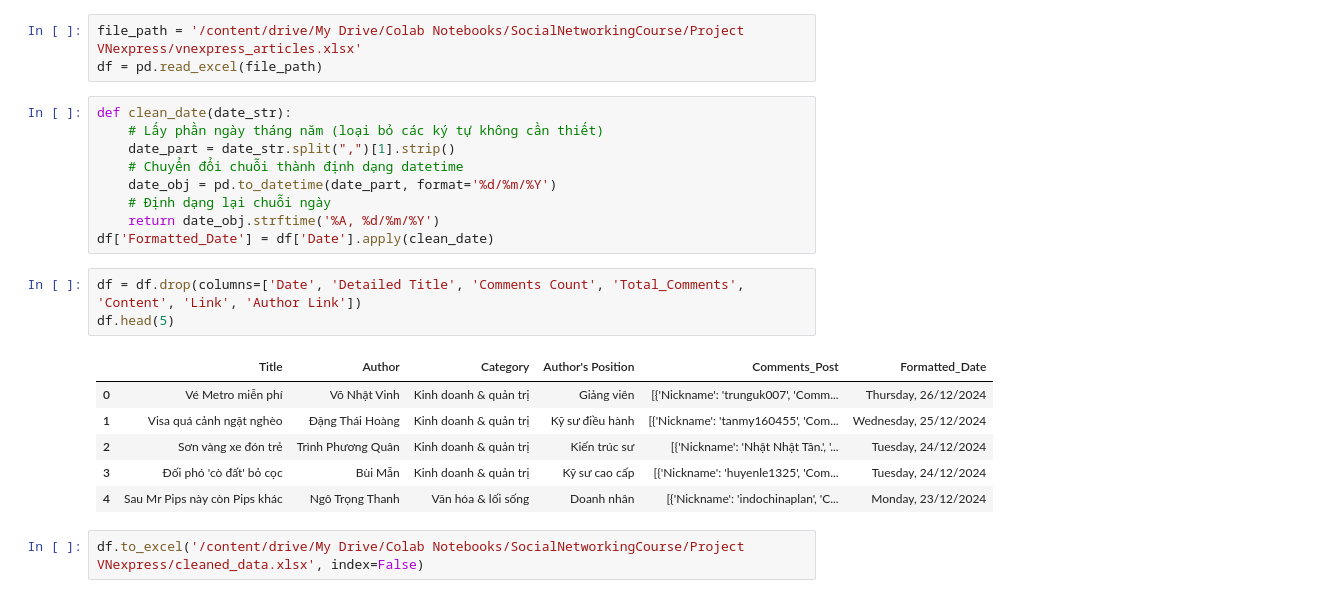
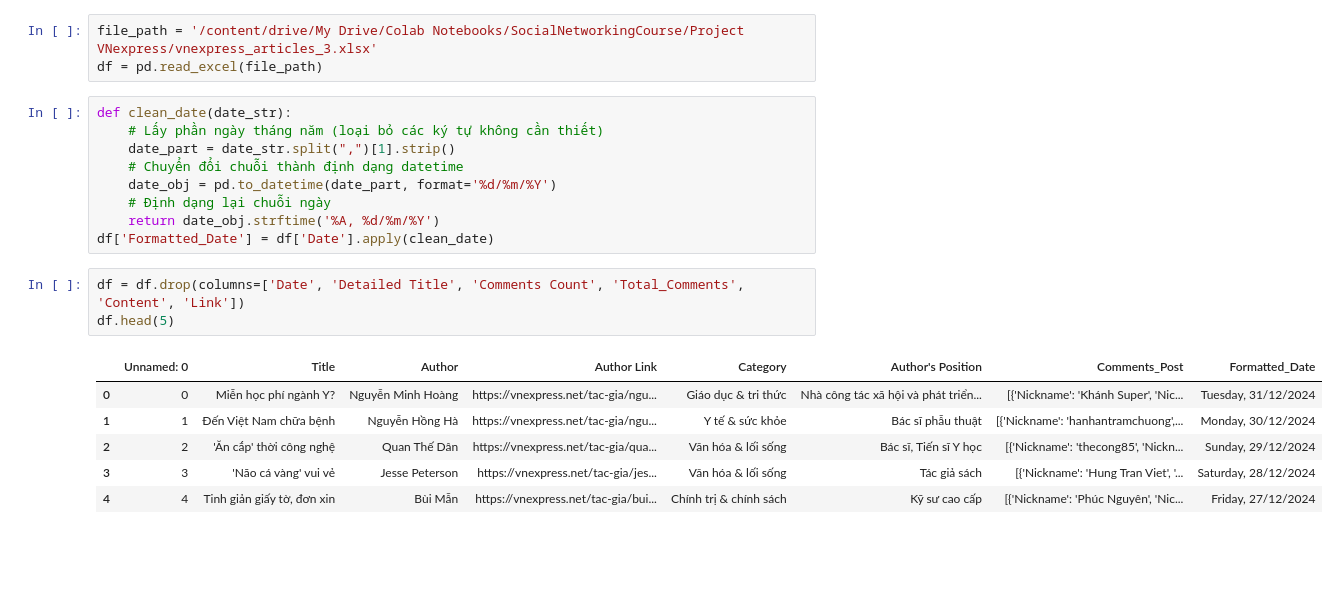
Before and after one commit to vdat-18/SocialNetworkingProject, a Jupyter notebook: Project của Đạt/Vnexpress_Preprocessing.ipynb, the cells around one changed output. Cells and saved outputs as stored; diff of their text form; blank space fills up the shorter version.

Commit message:
Tiền xử lý dữ liệu, data hoàn chỉnh

```diff
--- a/Project của Đạt/Vnexpress_Preprocessing.ipynb
+++ b/Project của Đạt/Vnexpress_Preprocessing.ipynb
@@ -16,7 +17,7 @@ import seaborn as sns
 # %% [markdown]
 # ***`Read Data`***
 # %%
-file_path = '/content/drive/My Drive/Colab Notebooks/SocialNetworkingCourse/Project VNexpress/vnexpress_articles.xlsx'
+file_path = '/content/drive/My Drive/Colab Notebooks/SocialNetworkingCourse/Project VNexpress/vnexpress_articles_3.xlsx'
 df = pd.read_excel(file_path)
 # %%
 def clean_date(date_str):
@@ -28,14 +29,12 @@ def clean_date(date_str):
     return date_obj.strftime('%A, %d/%m/%Y')
 df['Formatted_Date'] = df['Date'].apply(clean_date)
 # %%
-df = df.drop(columns=['Date', 'Detailed Title', 'Comments Count', 'Total_Comments', 'Content', 'Link', 'Author Link'])
+df = df.drop(columns=['Date', 'Detailed Title', 'Comments Count', 'Total_Comments', 'Content', 'Link'])
 df.head(5)
 # %% [output]
-|  | Title | Author | Category | Author's Position | Comments_Post | Formatted_Date |
-| 0 | Vé Metro miễn phí | Võ Nhật Vinh | Kinh doanh & quản trị | Giảng viên | [{'Nickname': 'trunguk007', 'Comm... | Thursday, 26/12/2024 |
-| 1 | Visa quá cảnh ngặt nghèo | Đặng Thái Hoàng | Kinh doanh & quản trị | Kỹ sư điều hành | [{'Nickname': 'tanmy160455', 'Com... | Wednesday, 25/12/2024 |
-| 2 | Sơn vàng xe đón trẻ | Trình Phương Quân | Kinh doanh & quản trị | Kiến trúc sư | [{'Nickname': 'Nhật Nhật Tân.', '... | Tuesday, 24/12/2024 |
-| 3 | Đối phó 'cò đất' bỏ cọc | Bùi Mẫn | Kinh doanh & quản trị | Kỹ sư cao cấp | [{'Nickname': 'huyenle1325', 'Com... | Tuesday, 24/12/2024 |
-| 4 | Sau Mr Pips này còn Pips khác | Ngô Trọng Thanh | Văn hóa & lối sống | Doanh nhân | [{'Nickname': 'indochinaplan', 'C... | Monday, 23/12/2024 |
+|  | Unnamed: 0 | Title | Author | Author Link | Category | Author's Position | Comments_Post | Formatted_Date |
+| 0 | 0 | Miễn học phí ngành Y? | Nguyễn Minh Hoàng | https://vnexpress.net/tac-gia/ngu... | Giáo dục & tri thức | Nhà công tác xã hội và phát triển... | [{'Nickname': 'Khánh Super', 'Nic... | Tuesday, 31/12/2024 |
+| 1 | 1 | Đến Việt Nam chữa bệnh | Nguyễn Hồng Hà | https://vnexpress.net/tac-gia/ngu... | Y tế & sức khỏe | Bác sĩ phẫu thuật | [{'Nickname': 'hanhantramchuong',... | Monday, 30/12/2024 |
+| 2 | 2 | 'Ăn cắp' thời công nghệ | Quan Thế Dân | https://vnexpress.net/tac-gia/qua... | Văn hóa & lối sống | Bác sĩ, Tiến sĩ Y học | [{'Nickname': 'thecong85', 'Nickn... | Sunday, 29/12/2024 |
+| 3 | 3 | 'Não cá vàng' vui vẻ | Jesse Peterson | https://vnexpress.net/tac-gia/jes... | Văn hóa & lối sống | Tác giả sách | [{'Nickname': 'Hung Tran Viet', '... | Saturday, 28/12/2024 |
+| 4 | 4 | Tinh giản giấy tờ, đơn xin | Bùi Mẫn | https://vnexpress.net/tac-gia/bui... | Chính trị & chính sách | Kỹ sư cao cấp | [{'Nickname': 'Phúc Nguyên', 'Nic... | Friday, 27/12/2024 |
-# %%
-df.to_excel('/content/drive/My Drive/Colab Notebooks/SocialNetworkingCourse/Project VNexpress/cleaned_data.xlsx', index=False)
```
Also changed, not shown: parts of 5 cells of this notebook, 1 other file.
